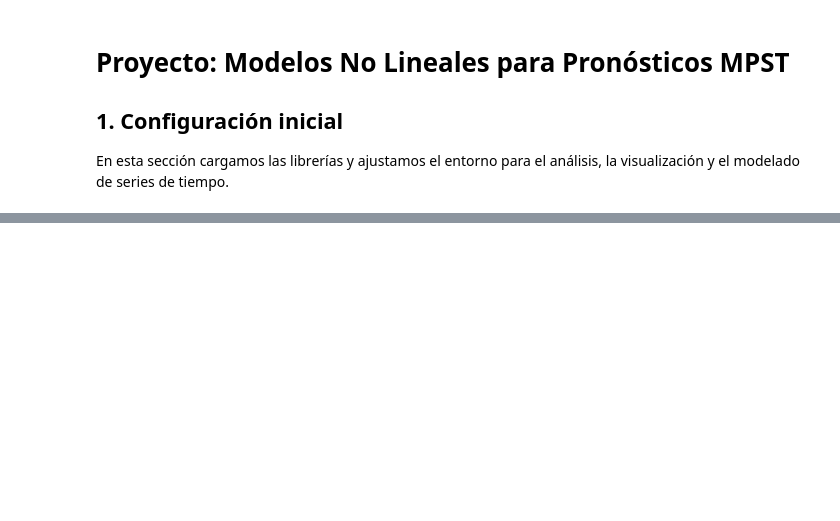
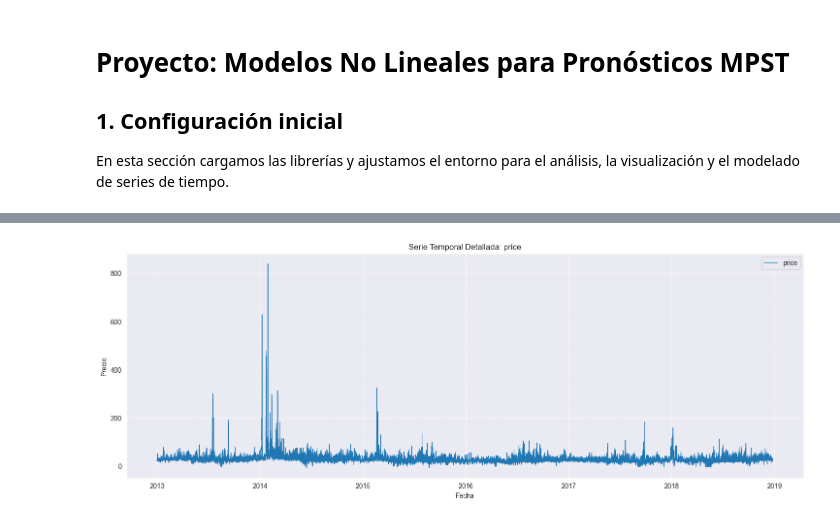
Before and after one commit to diego-mercadoc/Proyecto-MPST, a Jupyter notebook: Proyecto_v2.ipynb, the cells around one changed output, grey strips where cells are left out. Cells and saved outputs as stored; diff of their text form; code cells hidden in the pictures; blank space fills up the shorter version.

```diff
--- a/Proyecto_v2.ipynb
+++ b/Proyecto_v2.ipynb
@@ -74,0 +137,4 @@ if gpus:
+# %%
+# Definir target y features
+y = df["price"]
+X = df[["system_load_forecast", "zonal_load_forecast"]]
@@ -74,0 +180,13 @@ if gpus:
+# %%
+target_variable = "price"
+feature_variables = X.columns
+plt.figure(figsize=(18, 6))
+plt.plot(df.index, df[target_variable], label=target_variable, linewidth=0.8)
+plt.title(f'Serie Temporal Detallada: {target_variable}')
+plt.xlabel('Fecha')
+plt.ylabel('Precio')
+plt.legend()
+plt.grid(True, linestyle='--', linewidth=0.5)
+plt.show()
+# %% [output]
+[figure, added]
```
Also changed, not shown: parts of 32 cells of this notebook.
